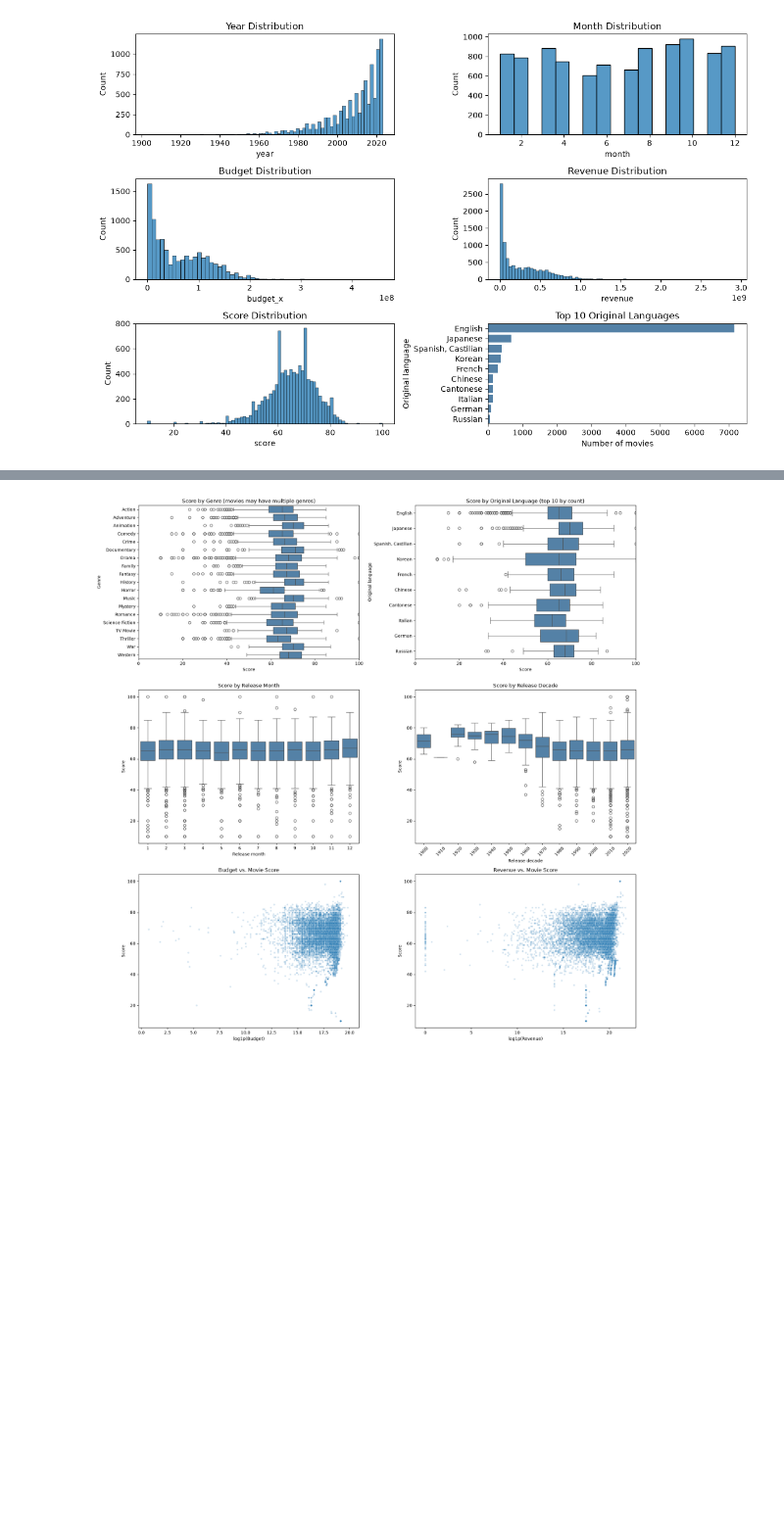
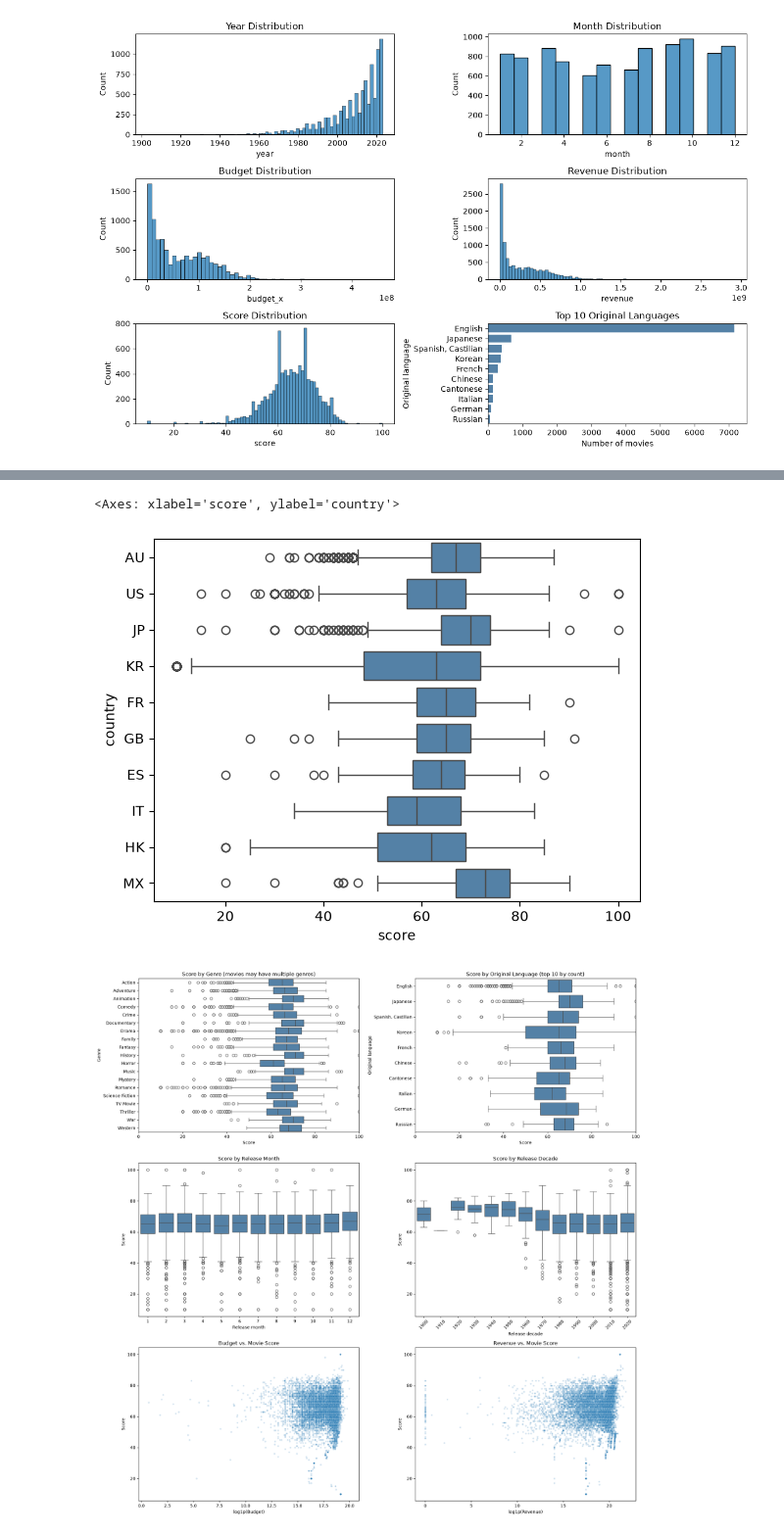
Before and after one commit to Ritsav/movie-rating-predictor, a Jupyter notebook: failed/eda.ipynb, the cells around one changed output, grey strips where cells are left out. Shown at 98% size. Cells and saved outputs as stored; diff of their text form; code cells hidden in the pictures; blank space fills up the shorter version.

```diff
--- a/eda.ipynb
+++ b/failed/eda.ipynb
@@ -146,3 +133,11 @@ plt.show()
+# %%
+country_order = df["country"].value_counts().head(10).index.tolist()
+
+sns.boxplot(data=df, x="score", y="country",
+            order=country_order, color="steelblue")
+# %% [output]
+<Axes: xlabel='score', ylabel='country'>
+[figure, added]
 # %%
 # Compare movie scores with each feature using the current df
 plot_df = df.copy()
```
Also changed, not shown: parts of 7 cells of this notebook, 9 other files.
